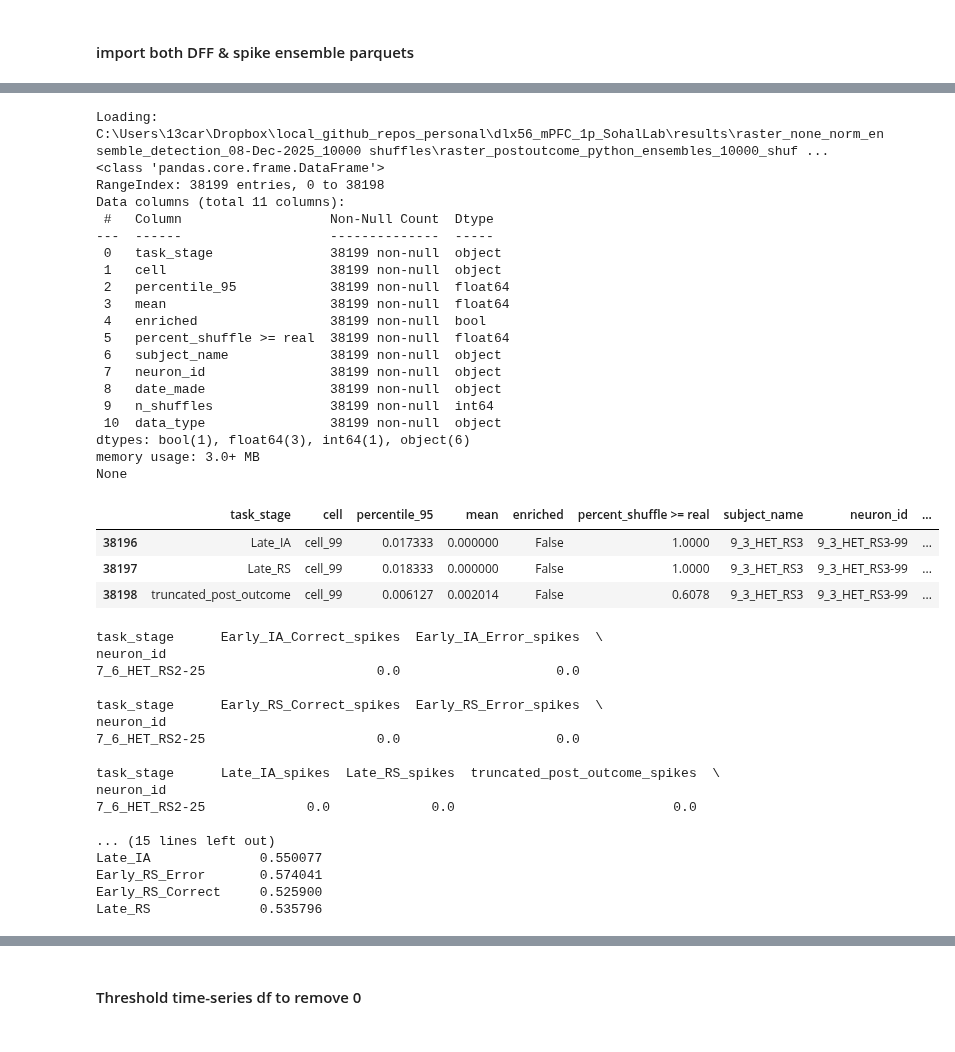
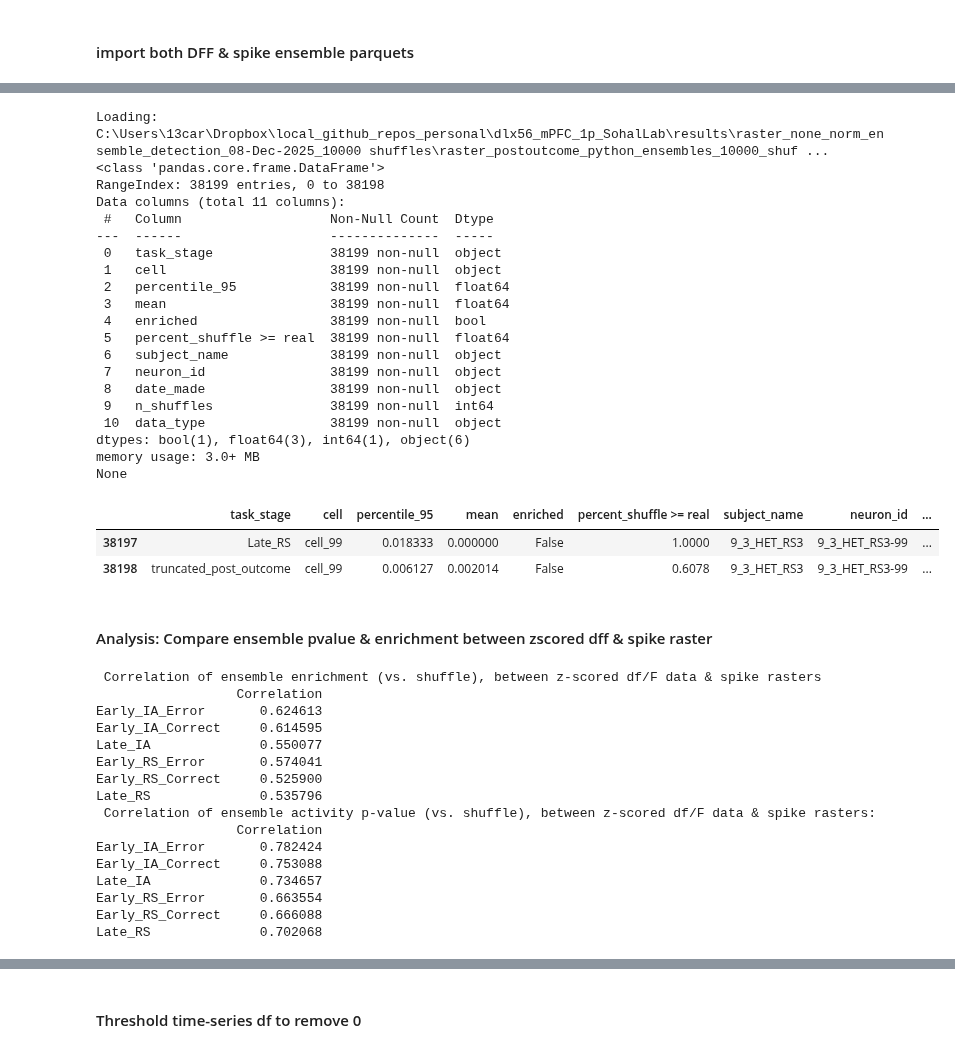
Before and after one commit to cjohnsoncruz/dlx56_mPFC_1p_SohalLab, a Jupyter notebook: code/revisions_Sup Fig1_ensemble_stability_test_v1.ipynb, the cells around one changed output, grey strips where cells are left out. Saved outputs shown, nothing was run; the diff lists cells and outputs as text; code cells hidden in the pictures.

```diff
--- a/code/revisions_Sup Fig1_ensemble_stability_test_v1.ipynb
+++ b/code/revisions_Sup Fig1_ensemble_stability_test_v1.ipynb
@@ -448,16 +448,13 @@ Figure saved: dff_vs_spikes_ensemble_p-value_vector_chunkcorrs.jpg | In: C:\User
 #### import both DFF & spike ensemble parquets
 # %%
 #store both dff and spike ensembles dataframes in dict
-ensembles_by_datatype= {}
+ensembles_by_datatype, ensemble_table_by_datatype, ensemble_pvals_by_datatype = {}, {}, {}
 # %%
 # import DFF ensemble matrix- baseline Zscored
 dff_ens_path = list(get_latest_shuffle_folder(results_dir, 'dff').parent.glob("*.parquet"))[0]
 print(f"loading: {dff_ens_path}")
 ensembles_by_datatype['dff'] = pd.read_parquet(dff_ens_path)
-if 'data_type' not in ensembles_by_datatype['dff'].columns:
-    ensembles_by_datatype['dff']['data_type'] = 'dff'
 print(ensembles_by_datatype['dff'].info())
-#get ensemble info from canon df
 ensembles_by_datatype['dff'].tail(2)
 # %% [output]
 loading: C:\Users\13car\Dropbox\local_github_repos_personal\dlx56_mPFC_1p_SohalLab\results\dff_baseline_zscore_norm_ensemble_detection_07-Dec-2025_10000 shuffles\dff_postoutcome_python_ensembles_10000 ...
@@ -487,35 +483,32 @@ None
 # %%
 #import last spikes ensemble matrix for comparison #non normalized mean spike rate for the means
 raster_ensemble_path = list(get_latest_shuffle_folder(results_dir, 'raster').parent.glob("*.parquet"))[0]
 print(f"Loading: {raster_ensemble_path}") # raster_ensemble_path = results_dir / Path(r"raster_none_norm_ensemble_detection_06-Dec-2025_5000 shuffles\raster_postoutcome_python_ensembles_5000_shuff_06-Dec-2025_.parquet")
 ensembles_by_datatype['raster'] = pd.read_parquet(raster_ensemble_path)
-if 'data_type' not in ensembles_by_datatype['raster'].columns:
-    ensembles_by_datatype['raster']['data_type'] = 'spikes'
 print(ensembles_by_datatype['raster'].info())
 ensembles_by_datatype['raster'].tail(2)
 # %% [output]
 Loading: C:\Users\13car\Dropbox\local_github_repos_personal\dlx56_mPFC_1p_SohalLab\results\raster_none_norm_ensemble_detection_08-Dec-2025_10000 shuffles\raster_postoutcome_python_ensembles_10000_shuf ...
 <class 'pandas.core.frame.DataFrame'>
 RangeIndex: 38199 entries, 0 to 38198
 Data columns (total 11 columns):
  #   Column                   Non-Null Count  Dtype
 ---  ------                   --------------  -----
  0   task_stage               38199 non-null  object
  1   cell                     38199 non-null  object
  2   percentile_95            38199 non-null  float64
  3   mean                     38199 non-null  float64
  4   enriched                 38199 non-null  bool
  5   percent_shuffle >= real  38199 non-null  float64
  6   subject_name             38199 non-null  object
  7   neuron_id                38199 non-null  object
  8   date_made                38199 non-null  object
  9   n_shuffles               38199 non-null  int64
  10  data_type                38199 non-null  object
 dtypes: bool(1), float64(3), int64(1), object(6)
 memory usage: 3.0+ MB
 None
 |  | task_stage | cell | percentile_95 | mean | enriched | percent_shuffle >= real | subject_name | neuron_id | ... |
-| 38196 | Late_IA | cell_99 | 0.017333 | 0.000000 | False | 1.0000 | 9_3_HET_RS3 | 9_3_HET_RS3-99 | ... |
 | 38197 | Late_RS | cell_99 | 0.018333 | 0.000000 | False | 1.0000 | 9_3_HET_RS3 | 9_3_HET_RS3-99 | ... |
 | 38198 | truncated_post_outcome | cell_99 | 0.006127 | 0.002014 | False | 0.6078 | 9_3_HET_RS3 | 9_3_HET_RS3-99 | ... |
 # %%
@@ -527,30 +519,34 @@ ensemble_table_by_datatype['dff'] = ensembles_by_datatype['dff'].pivot_table(ind
 ## pivot both p-value matrices by datatype
 ensemble_pvals_by_datatype['raster'] = ensembles_by_datatype['raster'].pivot_table(index = ['neuron_id'], columns = 'task_stage', values = 'percent_shuffle >= real', fill_value = False).astype(float)
 ensemble_pvals_by_datatype['dff'] = ensembles_by_datatype['dff'].pivot_table(index = ['neuron_id'], columns = 'task_stage', values = 'percent_shuffle >= real', fill_value = False).astype(float)
+# %% [markdown]
+#### Analysis: Compare ensemble pvalue & enrichment between zscored dff & spike raster
 # %%
 ## merge both enrichment vectors for comparison
-compare_spike_dff_ens = ensemble_table_by_datatype['raster'].merge(ensemble_table_by_datatype['dff'], on = 'neuron_id', suffixes=('_spikes', '_dff'))
-print(compare_spike_dff_ens.sample())
+raster_dff_ens_vecs = ensemble_table_by_datatype['raster'].merge(ensemble_table_by_datatype['dff'], on = 'neuron_id', suffixes=('_spikes', '_dff'))
+raster_dff_ens_corr_df = get_intercol_corrs(raster_dff_ens_vecs, stage_names, suffix1="_spikes", suffix2="_dff")
 
-df = compare_spike_dff_ens
-correlations = {stage: df[stage+"_spikes"].corr(df[stage + '_dff']) for stage in stage_names}
-corr_df = pd.DataFrame.from_dict(correlations, orient='index', columns=['Correlation'])
-print(f" Correlation of enrichment vectors for DFF data vs SPIKE data: \n{corr_df}")
+## merge both spike + dff pvalue matrices
+raster_dff_ens_pvals =  ensemble_pvals_by_datatype['raster'].merge(ensemble_pvals_by_datatype['dff'], on = 'neuron_id', suffixes=('_spikes', '_dff'))
+ens_pval_corr_df = get_intercol_corrs(raster_dff_ens_pvals, stage_names, suffix1="_spikes", suffix2="_dff")
+
+## print summary:
+print(f" Correlation of ensemble enrichment (vs. shuffle), between z-scored df/F data & spike rasters \n{raster_dff_ens_corr_df}")
+print(f" Correlation of ensemble activity p-value (vs. shuffle), between z-scored df/F data & spike rasters: \n{ens_pval_corr_df}")
 # %% [output]
-task_stage      Early_IA_Correct_spikes  Early_IA_Error_spikes  \
-neuron_id
-7_6_HET_RS2-25                      0.0                    0.0
-
-task_stage      Early_RS_Correct_spikes  Early_RS_Error_spikes  \
-neuron_id
-7_6_HET_RS2-25                      0.0                    0.0
-
-task_stage      Late_IA_spikes  Late_RS_spikes  truncated_post_outcome_spikes  \
-neuron_id
-7_6_HET_RS2-25             0.0             0.0                            0.0
-
-... (15 lines left out)
+ Correlation of ensemble enrichment (vs. shuffle), between z-scored df/F data & spike rasters
+                  Correlation
+Early_IA_Error       0.624613
+Early_IA_Correct     0.614595
 Late_IA              0.550077
 Early_RS_Error       0.574041
 Early_RS_Correct     0.525900
 Late_RS              0.535796
+ Correlation of ensemble activity p-value (vs. shuffle), between z-scored df/F data & spike rasters:
+                  Correlation
+Early_IA_Error       0.782424
+Early_IA_Correct     0.753088
+Late_IA              0.734657
+Early_RS_Error       0.663554
+Early_RS_Correct     0.666088
+Late_RS              0.702068
```
Also changed, not shown: parts of 6 cells of this notebook, 1 other file.
